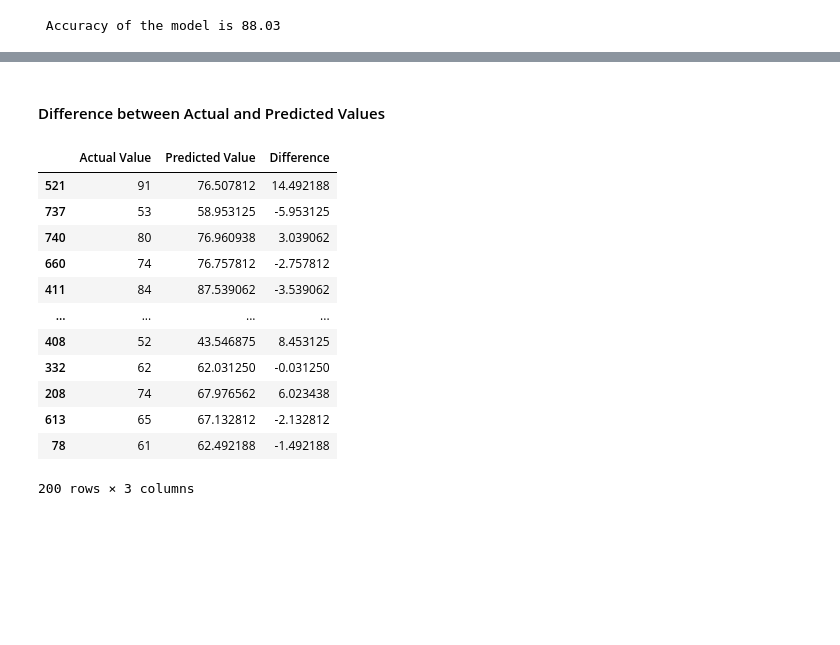
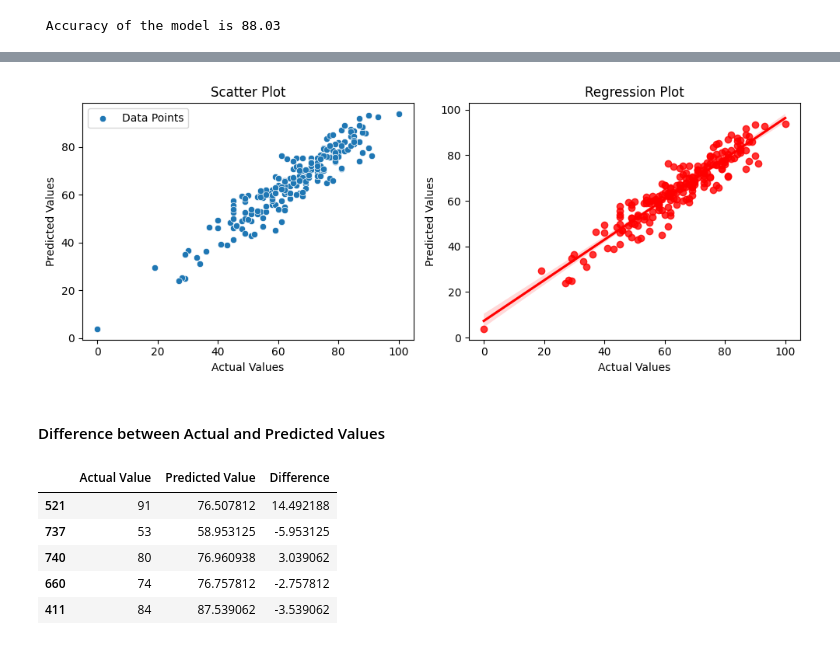
Before and after one commit to ajitmane36/End-to-End-Student-Math-Score-Prediction-with-Deployment, a Jupyter notebook: notebook/MODEL TRAINING.ipynb, the cells around one changed output, grey strips where cells are left out. Cells and saved outputs as stored; diff of their text form; code cells hidden in the pictures; blank space fills up the shorter version.

```diff
--- a/notebook/MODEL TRAINING.ipynb
+++ b/notebook/MODEL TRAINING.ipynb
@@ -240,19 +344,36 @@ sns.regplot(x=y_test,y=y_pred,ci=None,color ='red');
+# %%
+## Plotting regression plot
+
+# Create a figure and subplots
+fig, ax = plt.subplots(1, 2, figsize=(10,4))
+
+# Scatter plot on the first subplot
+sns.scatterplot(x=y_test, y=y_pred, label='Data Points', ax=ax[0])
+ax[0].set_title('Scatter Plot')
+ax[0].set_xlabel('Actual Values')
+ax[0].set_ylabel('Predicted Values')
+
+# Regression plot on the second subplot
+sns.regplot(x=y_test, y=y_pred, scatter=True, label='Regression Line', color='red', ax=ax[1])
+ax[1].set_title('Regression Plot')
+ax[1].set_xlabel('Actual Values')
+ax[1].set_ylabel('Predicted Values')
+
+# Show plot
+plt.tight_layout()
+plt.show()
+# %% [output]
+[figure, added]
 # %% [markdown]
 #### Difference between Actual and Predicted Values
 # %%
+# Diffrence betwwen actual and predicted value
 pred_df=pd.DataFrame({'Actual Value':y_test,'Predicted Value':y_pred,'Difference':y_test-y_pred})
-pred_df
+pred_df.head()
 # %% [output]
 |  | Actual Value | Predicted Value | Difference |
 | 521 | 91 | 76.507812 | 14.492188 |
 | 737 | 53 | 58.953125 | -5.953125 |
 | 740 | 80 | 76.960938 | 3.039062 |
 | 660 | 74 | 76.757812 | -2.757812 |
 | 411 | 84 | 87.539062 | -3.539062 |
-| ... | ... | ... | ... |
-| 408 | 52 | 43.546875 | 8.453125 |
-| 332 | 62 | 62.031250 | -0.031250 |
-| 208 | 74 | 67.976562 | 6.023438 |
-| 613 | 65 | 67.132812 | -2.132812 |
-| 78 | 61 | 62.492188 | -1.492188 |
-200 rows × 3 columns
```
Also changed, not shown: parts of 11 cells of this notebook.
